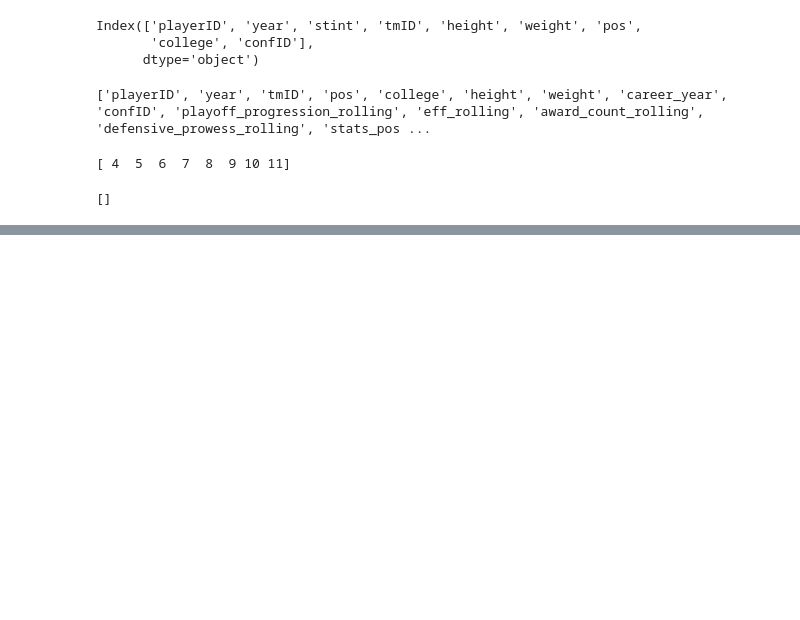
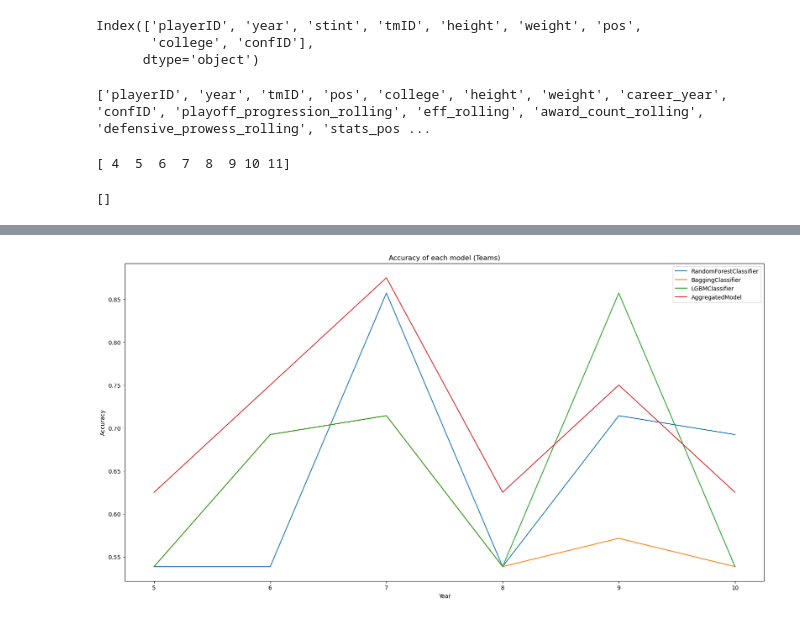
Before and after one commit to P1ntas/Machine-Learning, a Jupyter notebook: src/6-predictive.ipynb, the cells around one changed output, grey strips where cells are left out. Saved outputs shown, nothing was run; the diff lists cells and outputs as text; code cells hidden in the pictures; blank space fills up the shorter version.

```diff
--- a/src/6-predictive.ipynb
+++ b/src/6-predictive.ipynb
@@ -671,0 +645,85 @@ plt.show()
+# %%
+import matplotlib.pyplot as plt
+from collections import Counter
+
+model_accuracy = dict()
+teams_predictions_per_year = dict()
+
+# Collect and process results
+for result in rolling_window_results:
+    model_name = result['model_name']
+    year = result['Year']
+
+    # Skip if the year is 11
+
+    # Aggregate team predictions per year
+    if year not in teams_predictions_per_year:
+        teams_predictions_per_year[year] = []
+    #store as a pair of team_prediction and teams_actual (they are different sizes, teams actual is 8 and team prediction is the total number of teams ))
+    new_list = [result['teams_prediction_by_conf'], result['teams_actual_by_conf'] , result['teams_size']]
+    teams_predictions_per_year[year].append(new_list)
+
+    if year == 11:
+        continue
+
+    if model_name not in model_accuracy:
+        model_accuracy[model_name] = {'years': [], 'team_accuracies': []}
+    model_accuracy[model_name]['years'].append(year)
+    model_accuracy[model_name]['team_accuracies'].append(result['teams_accuracy'])
+
+# Process for aggregated model
+aggregated_model_name = 'AggregatedModel'
+model_accuracy[aggregated_model_name] = {'years': [], 'team_accuracies': []}
+
+for year, teams_data in teams_predictions_per_year.items():
+    # Aggregate all predictions for the year
+    all_predictions_west = []
+    all_predictions_east = []
+
+    for teams_prediction_by_conf, teams_actual_by_conf, teams_size in teams_data:
+        all_predictions_west += teams_prediction_by_conf[0]
+        all_predictions_east += teams_prediction_by_conf[1]
+        teams_size = teams_size
+        actual_west = teams_actual_by_conf[0]
+        actual_east = teams_actual_by_conf[1]
+    # Find the top 8 most frequent teams
+    top_4_west = [team for team, count in Counter(all_predictions_west).most_common(4)]
+    top_4_east = [team for team, count in Counter(all_predictions_east).most_common(4)]
+
+    # Get the actual teams for the year, they are teams_data[1]
+    actual_teams = actual_west + actual_east
+
+    # Combine the top 4 teams from each conference
+    top_8_teams = top_4_west + top_4_east
+
+    # Calculate the accuracy
+    correct_predictions = sum(team in actual_teams for team in top_8_teams)
+    accuracy = correct_predictions / len(top_8_teams)
+
+    if(year==11):
+        #store the predictions for the competition in a txt file in folder competition_predictions
+        if not os.path.exists('competition_predictions'):
+            os.makedirs('competition_predictions')
+        f = open('competition_predictions/Combination_Y11.txt', 'w')
+        f.write(str(top_8_teams))
+        f.close()
+    else:
+        model_accuracy[aggregated_model_name]['years'].append(year)
+        model_accuracy[aggregated_model_name]['team_accuracies'].append(accuracy)
+
+
+# Plot a line graph of the accuracy of each model
+
+# Plotting
+plt.figure(figsize=(20, 10))
+plt.title("Accuracy of each model (Teams)")
+plt.xlabel("Year")
+plt.ylabel("Accuracy")
+
+for model_name, data in model_accuracy.items():
+    plt.plot(data['years'], data['team_accuracies'], label=model_name)
+
+plt.legend()
+plt.show()
+# %% [output]
+[figure, added]
```
Also changed, not shown: parts of 9 cells of this notebook, 16 other files.
